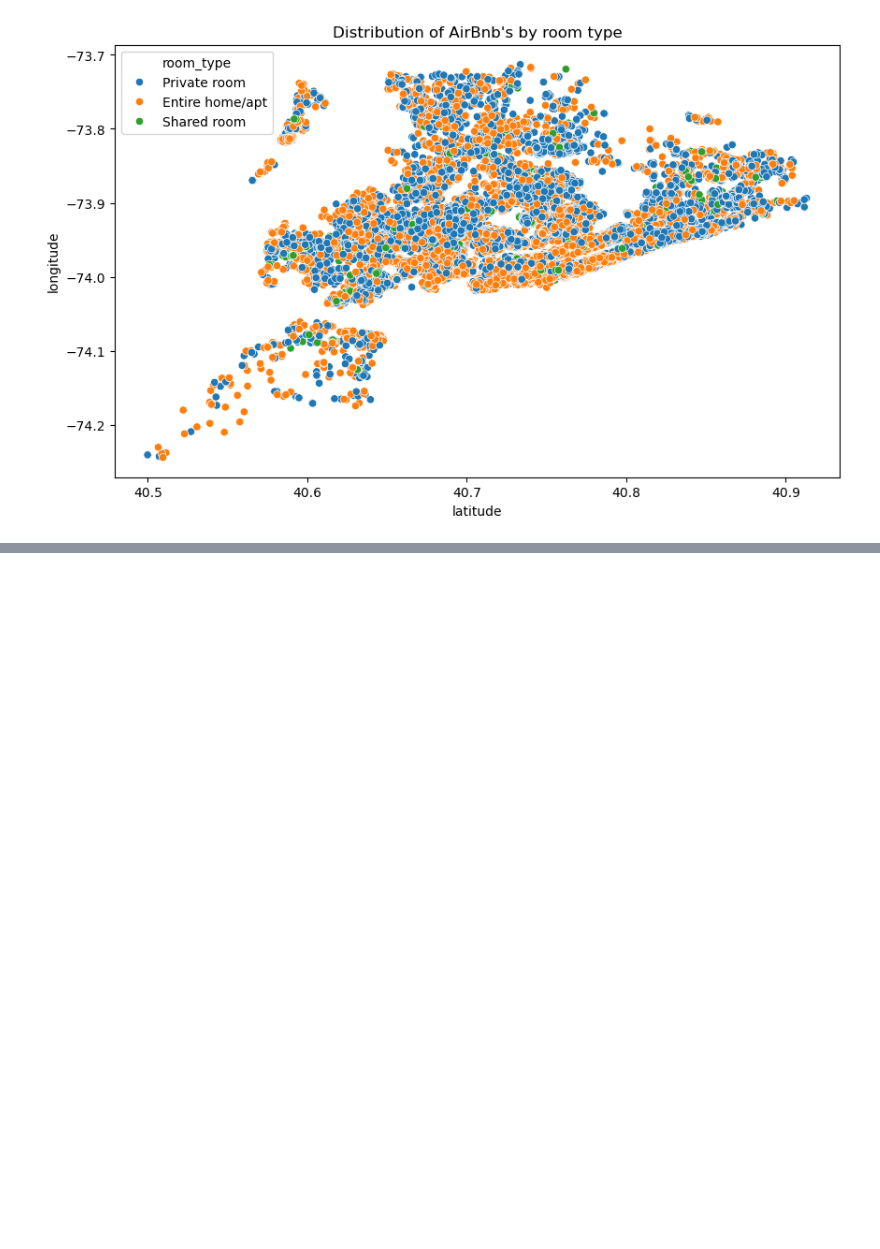
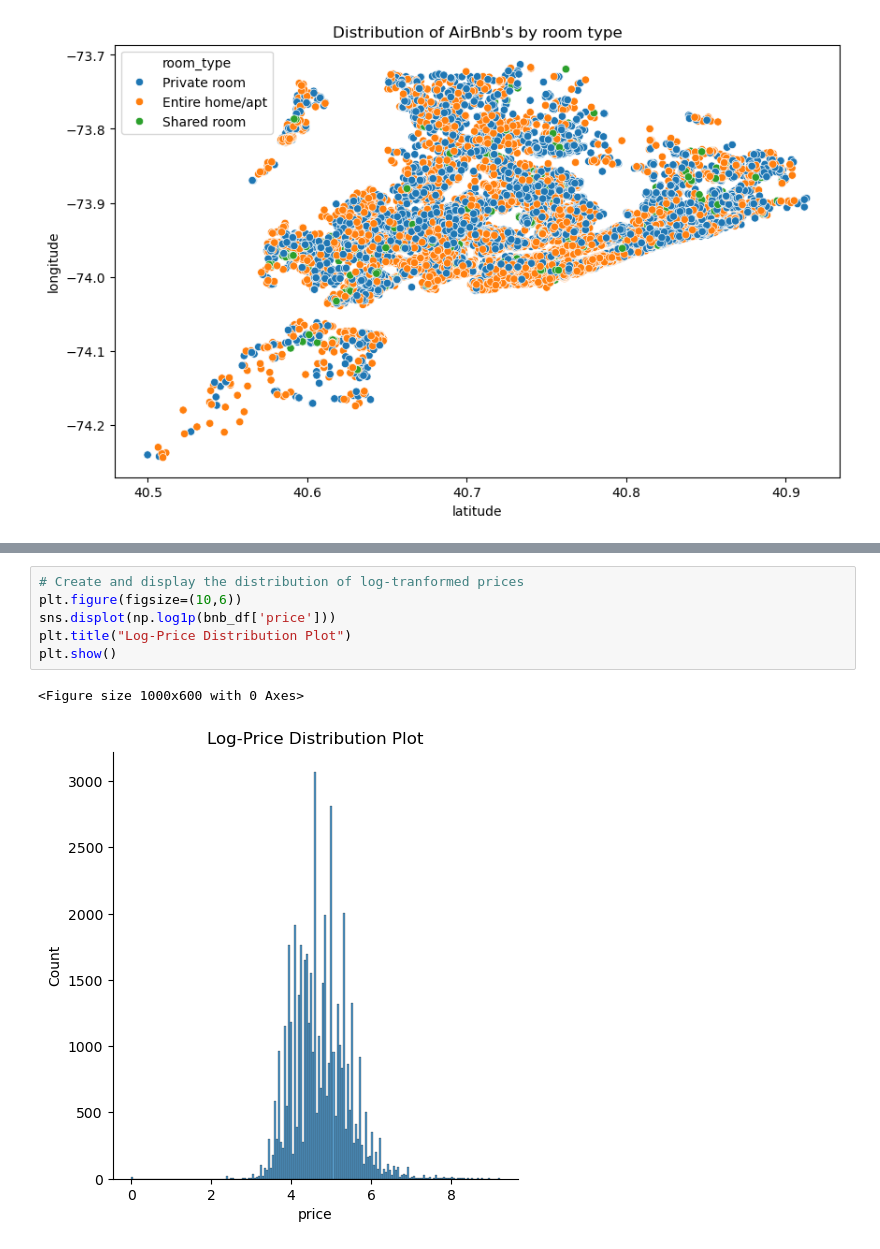
Before and after one commit to mrndolo/nyc-airbnb-data-analysis, a Jupyter notebook: nyc-airbnb-data-analysis.ipynb, the cells around one changed output, grey strips where cells are left out. Drawn from its saved outputs; the diff is of its cells as text; blank space fills up the shorter version.

```diff
--- a/nyc-airbnb-data-analysis.ipynb
+++ b/nyc-airbnb-data-analysis.ipynb
@@ -260,0 +270,9 @@ plt.show()
+# %%
+# Create and display the distribution of log-tranformed prices
+plt.figure(figsize=(10,6))
+sns.displot(np.log1p(bnb_df['price']))
+plt.title("Log-Price Distribution Plot")
+plt.show()
+# %% [output]
+<Figure size 1000x600 with 0 Axes>
+[figure, added]
```
Also changed, not shown: parts of 1 cell of this notebook.
